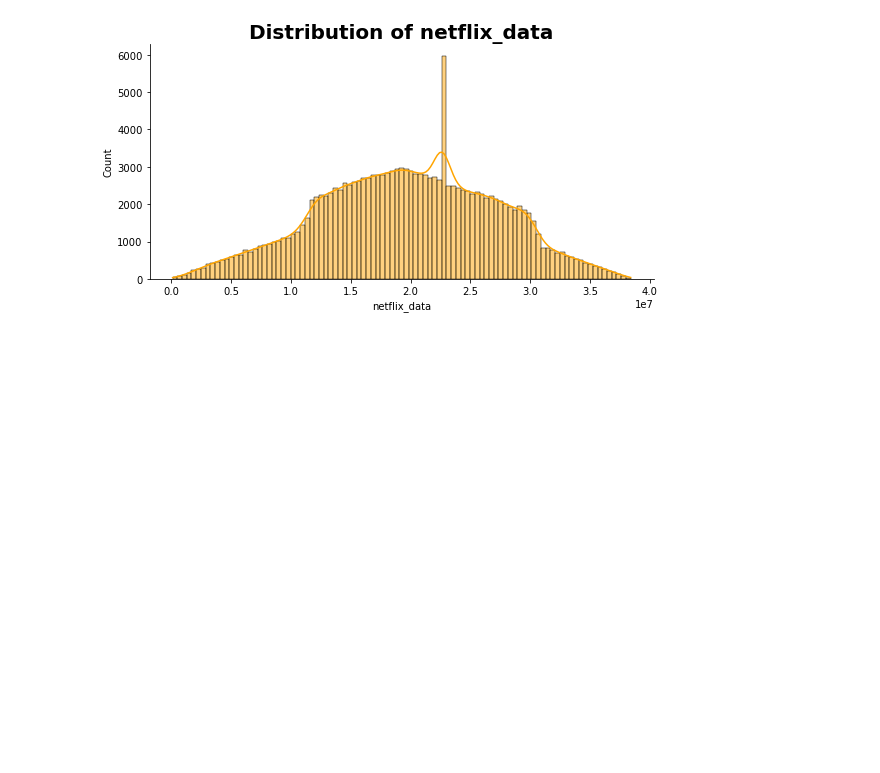
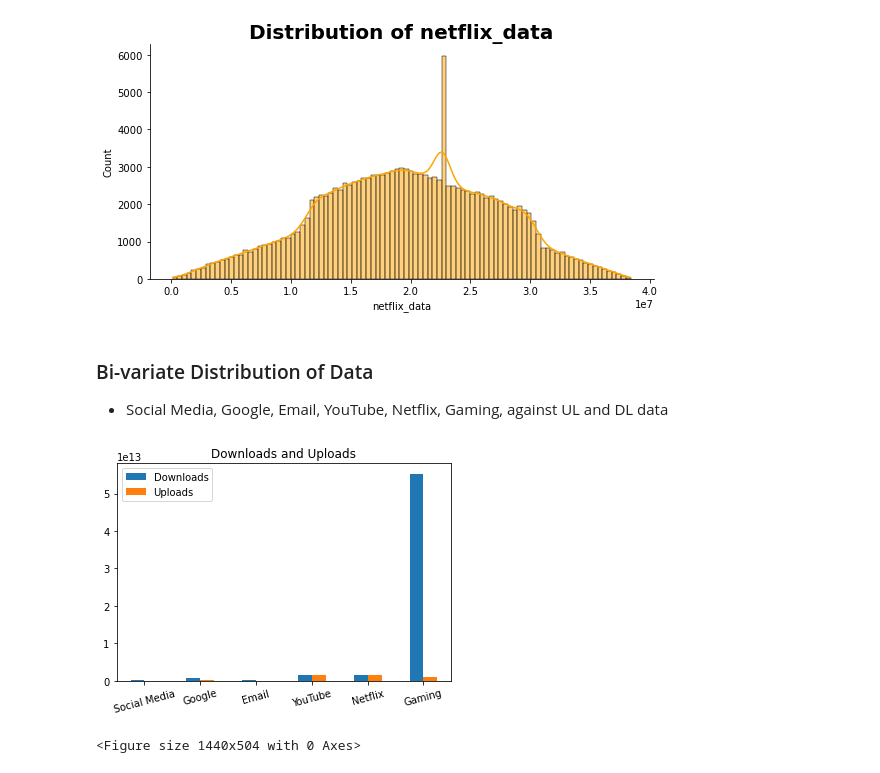
Before and after one commit to Caphace-Ethan/Telecom-User-Data-Analysis, a Jupyter notebook: notebooks/Data_Exploratory_Analysis.ipynb, the cells around one changed output. Cells and saved outputs as stored; diff of their text form; code cells hidden in the pictures; blank space fills up the shorter version.

Commit message:
Bi-variate Statistical Analysis

```diff
--- a/notebooks/Data_Exploratory_Analysis.ipynb
+++ b/notebooks/Data_Exploratory_Analysis.ipynb
@@ -1047,3 +1047,39 @@ plot_hist(processed_data, "netflix_data", "orange")
 [figure]
 [figure]
 [figure]
+# %% [markdown]
+### Bi-variate Distribution of Data
+- Social Media, Google, Email, YouTube, Netflix, Gaming, against UL and DL data
+# %%
+# Plotting Bar Chats
+#  X-axis Label
+label = ["Social Media", "Google","Email", "YouTube", "Netflix", "Gaming"]
+
+data = {"Downloads":[processed_data['Social Media DL (Bytes)'].sum(), processed_data['Google DL (Bytes)'].sum(),
+                     processed_data['Email DL (Bytes)'].sum(),processed_data['Youtube DL (Bytes)'].sum(),
+                     processed_data['Netflix DL (Bytes)'].sum(), processed_data['Gaming DL (Bytes)'].sum()],
+
+        "Uploads":[processed_data['Social Media UL (Bytes)'].sum(), processed_data['Google UL (Bytes)'].sum(),
+                   processed_data['Email UL (Bytes)'].sum(), processed_data['Youtube UL (Bytes)'].sum(),
+                   processed_data['Netflix UL (Bytes)'].sum(), processed_data['Gaming UL (Bytes)'].sum()]
+
+        };
+
+index     = label;
+
+
+
+# Dictionary loaded into a DataFrame
+
+dataFrame = pd.DataFrame(data=data, index=index);
+
+
+
+# Draw a vertical bar chart
+
+dataFrame.plot.bar(rot=15, title="Downloads and Uploads");
+plt.figure(figsize=(20, 7))
+plt.show()
+# %% [output]
+[figure, added]
+<Figure size 1440x504 with 0 Axes>
```
